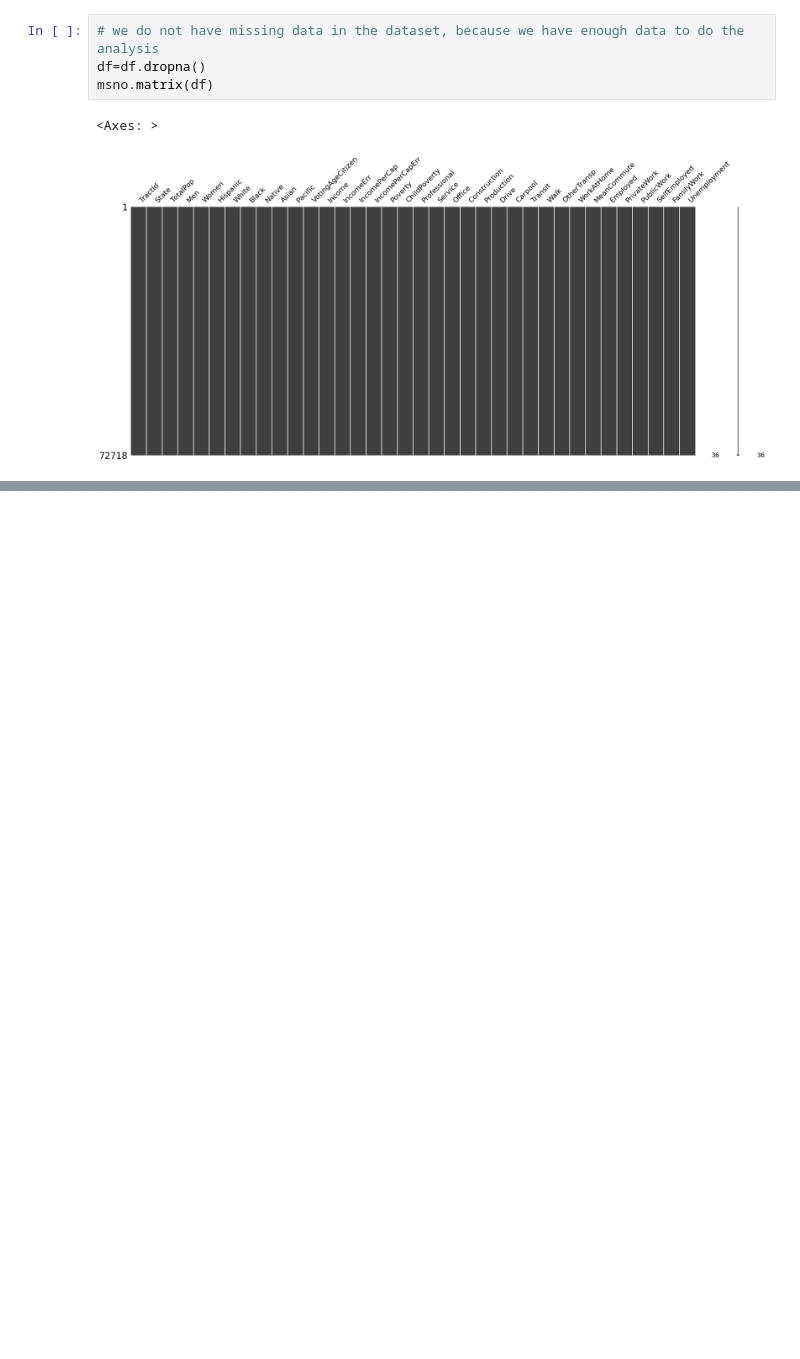
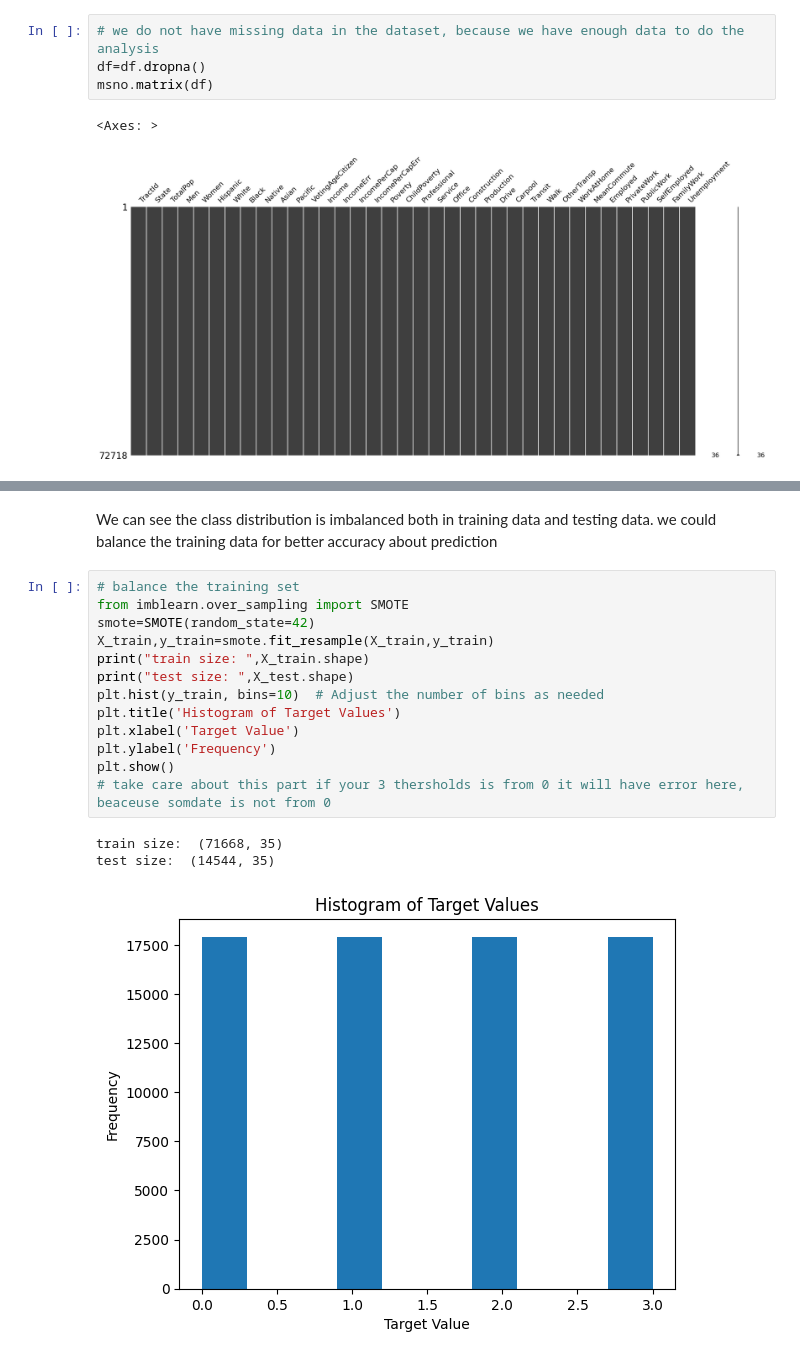
Before and after one commit to wayne-xyz/CS7324As, a Jupyter notebook: Lab4/LabFour.ipynb, the cells around one changed output, grey strips where cells are left out. Saved outputs shown, nothing was run; the diff lists cells and outputs as text; blank space fills up the shorter version.

```diff
--- a/Lab4/LabFour.ipynb
+++ b/Lab4/LabFour.ipynb
@@ -121,0 +207,20 @@ msno.matrix(df)
+# %% [markdown]
+We can see the class distribution is imbalanced both in training data and testing data.
+we could balance the training data for better accuracy about prediction
+# %%
+# balance the training set
+from imblearn.over_sampling import SMOTE
+smote=SMOTE(random_state=42)
+X_train,y_train=smote.fit_resample(X_train,y_train)
+print("train size: ",X_train.shape)
+print("test size: ",X_test.shape)
+plt.hist(y_train, bins=10)  # Adjust the number of bins as needed
+plt.title('Histogram of Target Values')
+plt.xlabel('Target Value')
+plt.ylabel('Frequency')
+plt.show()
+# take care about this part if your 3 thersholds is from 0 it will have error here, beaceuse somdate is not from 0
+# %% [output]
+train size:  (71668, 35)
+test size:  (14544, 35)
+[figure, added]
```
Also changed, not shown: parts of 21 cells of this notebook.
